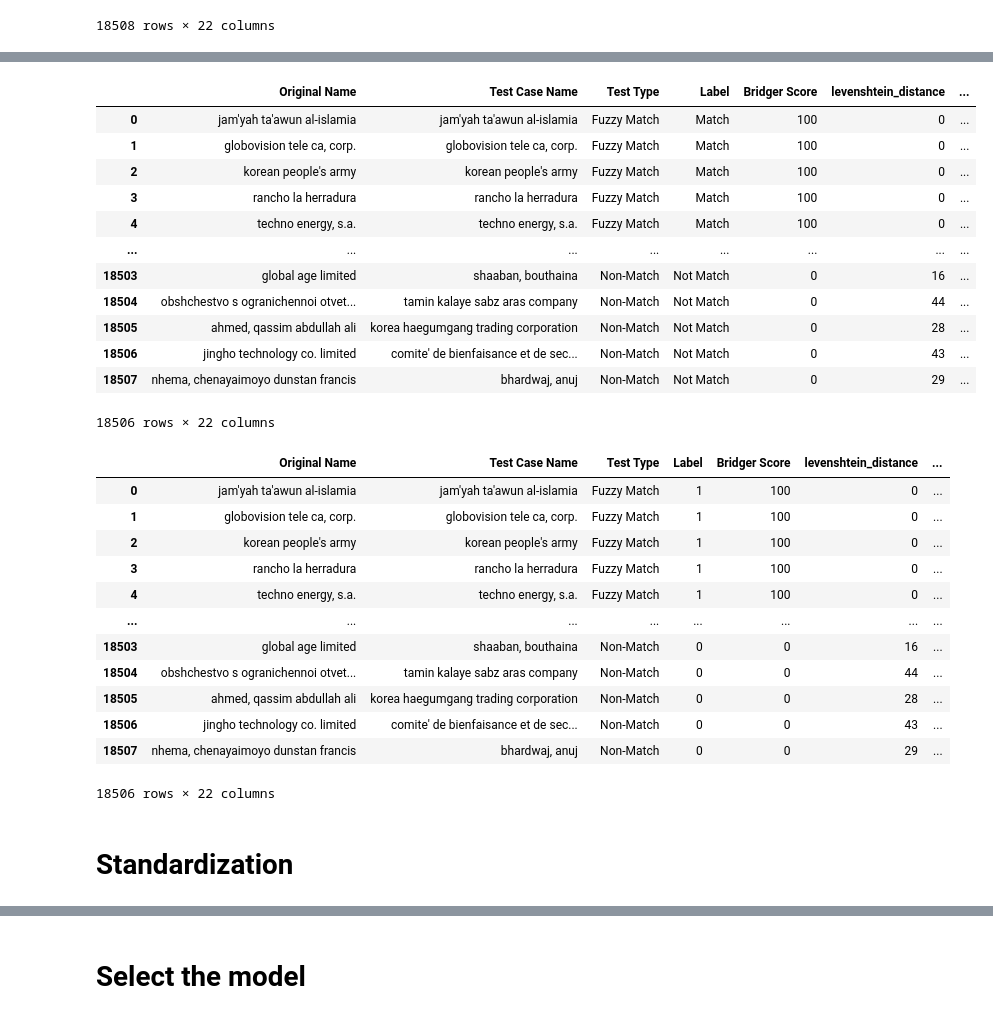
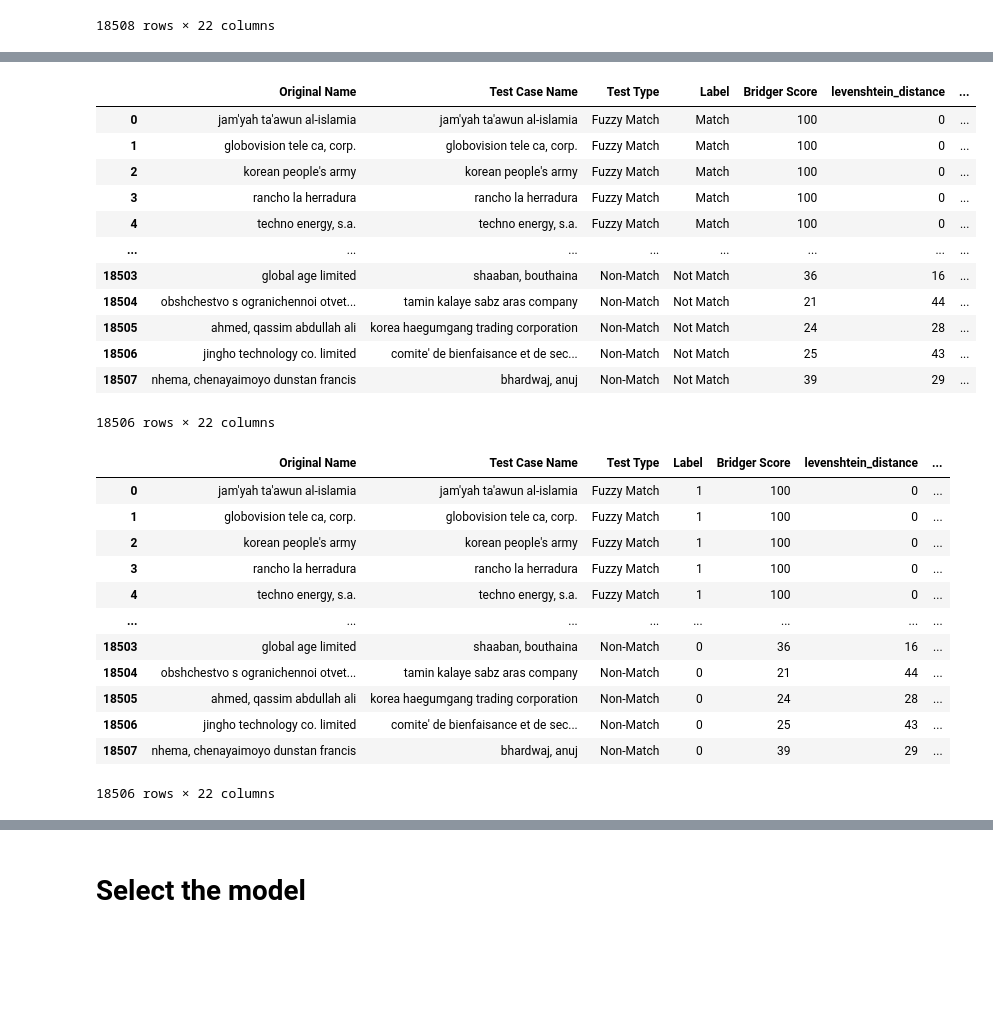
Before and after one commit to miki727/ABCNY_Project, a Jupyter notebook: Machine learning/Shuning Ma/ml_model_binary_score_piml.ipynb, the cells around one changed output, grey strips where cells are left out. Cells and saved outputs as stored; diff of their text form; code cells hidden in the pictures; blank space fills up the shorter version.

```diff
--- a/Machine learning/Shuning Ma/ml_model_binary_score_piml.ipynb
+++ b/Machine learning/Shuning Ma/ml_model_binary_score_piml.ipynb
@@ -196,20 +160,23 @@ df
 # %%
+df = df.drop(index = df[df['Bridger Score'] == 'ERROR WITH TEST CASE'].index.tolist())
 for i in list(df[df['Bridger Score'] == 'NO MATCH'].index):
     df.loc[i, 'Bridger Score'] = np.random.randint(50, 70)
+for i in list(df[df['Bridger Score'] == '0'].index):
+    df.loc[i, 'Bridger Score'] = np.random.randint(10, 50)
 df
 # %% [output]
 |  | Original Name | Test Case Name | Test Type | Label | Bridger Score | levenshtein_distance | ... |
 | 0 | jam'yah ta'awun al-islamia | jam'yah ta'awun al-islamia | Fuzzy Match | Match | 100 | 0 | ... |
 | 1 | globovision tele ca, corp. | globovision tele ca, corp. | Fuzzy Match | Match | 100 | 0 | ... |
 | 2 | korean people's army | korean people's army | Fuzzy Match | Match | 100 | 0 | ... |
 | 3 | rancho la herradura | rancho la herradura | Fuzzy Match | Match | 100 | 0 | ... |
 | 4 | techno energy, s.a. | techno energy, s.a. | Fuzzy Match | Match | 100 | 0 | ... |
 | ... | ... | ... | ... | ... | ... | ... | ... |
-| 18503 | global age limited | shaaban, bouthaina | Non-Match | Not Match | 0 | 16 | ... |
-| 18504 | obshchestvo s ogranichennoi otvet... | tamin kalaye sabz aras company | Non-Match | Not Match | 0 | 44 | ... |
-| 18505 | ahmed, qassim abdullah ali | korea haegumgang trading corporation | Non-Match | Not Match | 0 | 28 | ... |
-| 18506 | jingho technology co. limited | comite' de bienfaisance et de sec... | Non-Match | Not Match | 0 | 43 | ... |
-| 18507 | nhema, chenayaimoyo dunstan francis | bhardwaj, anuj | Non-Match | Not Match | 0 | 29 | ... |
+| 18503 | global age limited | shaaban, bouthaina | Non-Match | Not Match | 36 | 16 | ... |
+| 18504 | obshchestvo s ogranichennoi otvet... | tamin kalaye sabz aras company | Non-Match | Not Match | 21 | 44 | ... |
+| 18505 | ahmed, qassim abdullah ali | korea haegumgang trading corporation | Non-Match | Not Match | 24 | 28 | ... |
+| 18506 | jingho technology co. limited | comite' de bienfaisance et de sec... | Non-Match | Not Match | 25 | 43 | ... |
+| 18507 | nhema, chenayaimoyo dunstan francis | bhardwaj, anuj | Non-Match | Not Match | 39 | 29 | ... |
 18506 rows × 22 columns
 # %%
 df['Label'] = df['Label'].map({'Match' : 1, 'Not Match' : 0})
@@ -222,11 +189,9 @@ df
 | 3 | rancho la herradura | rancho la herradura | Fuzzy Match | 1 | 100 | 0 | ... |
 | 4 | techno energy, s.a. | techno energy, s.a. | Fuzzy Match | 1 | 100 | 0 | ... |
 | ... | ... | ... | ... | ... | ... | ... | ... |
-| 18503 | global age limited | shaaban, bouthaina | Non-Match | 0 | 0 | 16 | ... |
-| 18504 | obshchestvo s ogranichennoi otvet... | tamin kalaye sabz aras company | Non-Match | 0 | 0 | 44 | ... |
-| 18505 | ahmed, qassim abdullah ali | korea haegumgang trading corporation | Non-Match | 0 | 0 | 28 | ... |
-| 18506 | jingho technology co. limited | comite' de bienfaisance et de sec... | Non-Match | 0 | 0 | 43 | ... |
-| 18507 | nhema, chenayaimoyo dunstan francis | bhardwaj, anuj | Non-Match | 0 | 0 | 29 | ... |
+| 18503 | global age limited | shaaban, bouthaina | Non-Match | 0 | 36 | 16 | ... |
+| 18504 | obshchestvo s ogranichennoi otvet... | tamin kalaye sabz aras company | Non-Match | 0 | 21 | 44 | ... |
+| 18505 | ahmed, qassim abdullah ali | korea haegumgang trading corporation | Non-Match | 0 | 24 | 28 | ... |
+| 18506 | jingho technology co. limited | comite' de bienfaisance et de sec... | Non-Match | 0 | 25 | 43 | ... |
+| 18507 | nhema, chenayaimoyo dunstan francis | bhardwaj, anuj | Non-Match | 0 | 39 | 29 | ... |
 18506 rows × 22 columns
-# %% [markdown]
-# Standardization
```
Also changed, not shown: parts of 25 cells of this notebook.
